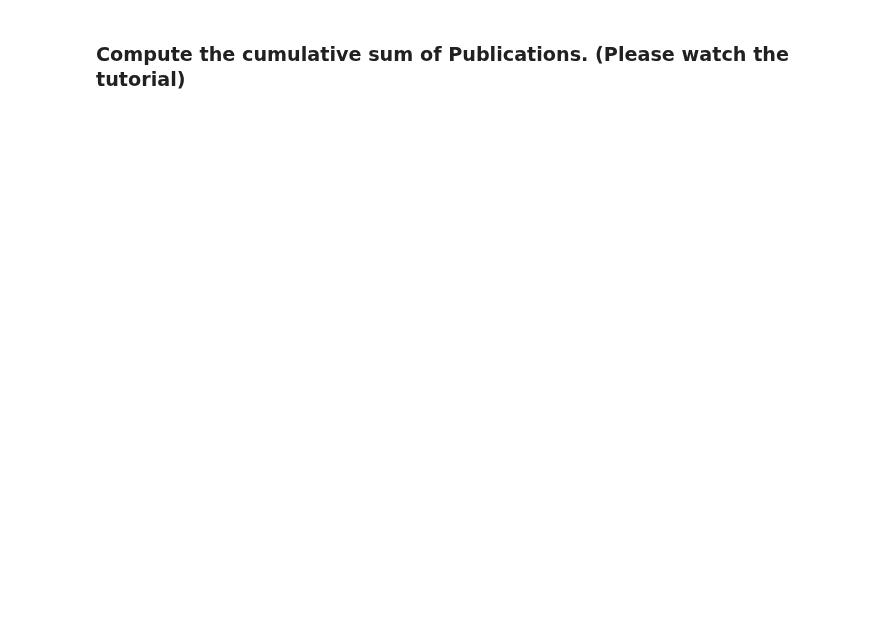
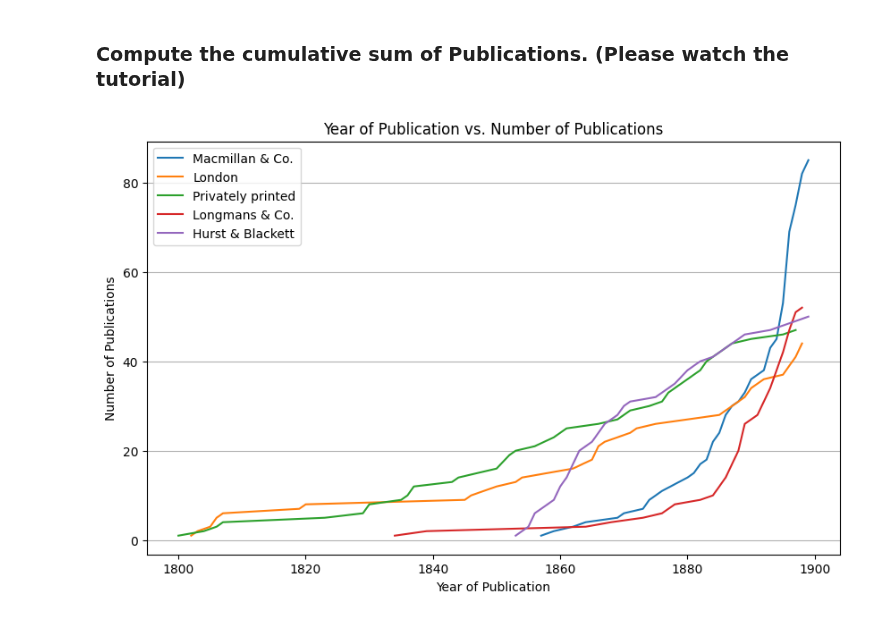
Before and after one commit to orchlonn/CS-456, a Jupyter notebook: Quizzes/Quiz-4.3/Orchlon_Quiz43.ipynb, the cells around one changed output. Drawn from its saved outputs; the diff is of its cells as text; code cells hidden in the pictures; blank space fills up the shorter version.

```diff
--- a/Quizzes/Quiz-4.3/Orchlon_Quiz43.ipynb
+++ b/Quizzes/Quiz-4.3/Orchlon_Quiz43.ipynb
@@ -509,2 +525,18 @@ plt.show()
 # %% [markdown]
 ### Compute the cumulative sum of Publications. (Please watch the tutorial)
+# %%
+publisher_data_dic = filter_topX_publisher_in_1800_1900(5, cleaned_books_df)
+plt.figure(figsize=(10, 6))
+
+for pub,years_data in publisher_data_dic.items():
+    years_data = np.cumsum(years_data)
+    plt.plot(years_data.index, years_data, '-', label=pub)
+
+plt. title('Year of Publication vs. Number of Publications')
+plt.xlabel('Year of Publication')
+plt.ylabel( 'Number of Publications')
+plt. legend ( )
+plt.grid(axis='y')
+plt. show()
+# %% [output]
+[figure, added]
```
Also changed, not shown: parts of 4 cells of this notebook.
